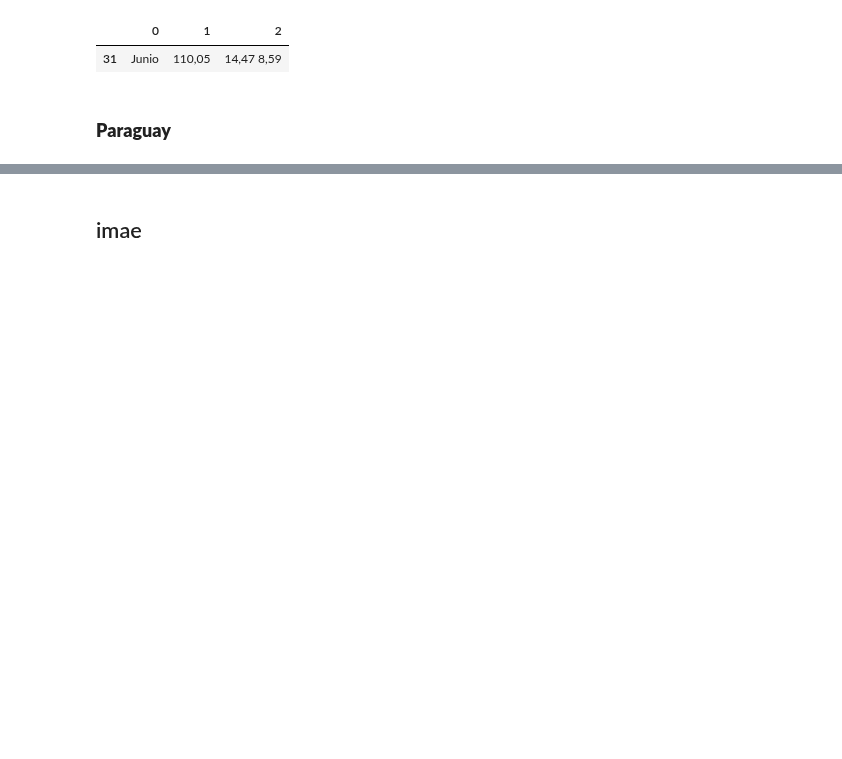
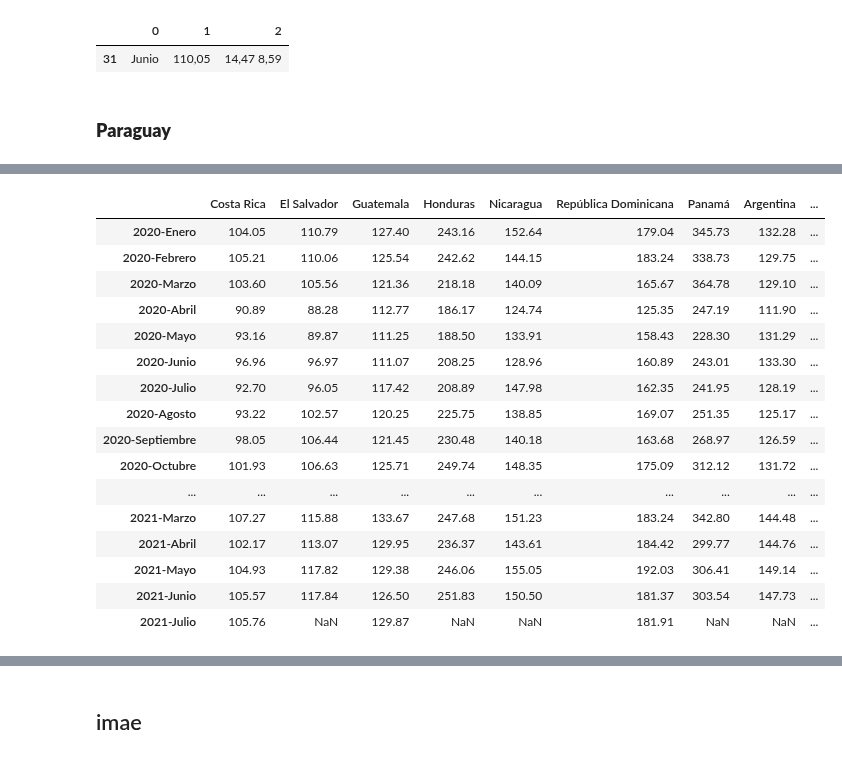
Before and after one commit to samyff12/LATAM, a Jupyter notebook: IMAE_LATAM.ipynb, the cells around one changed output, grey strips where cells are left out. Saved outputs shown, nothing was run; the diff lists cells and outputs as text; code cells hidden in the pictures; blank space fills up the shorter version.

```diff
--- a/IMAE_LATAM.ipynb
+++ b/IMAE_LATAM.ipynb
@@ -361,6 +361,7 @@ WARNING: Finished building on-disk font cache, found 17 fonts
 dco[3] = dco[2].str.split(' ',expand=True)[0] # Tomando las tasas de crecimiento de la tabla pdf
 dco.rename(columns={1:'Colombia'},inplace=True)
 dco['Colombia1'] = pd.to_numeric(dco[3].str.replace(',','.'),errors='coerce')  #Convirtiendo la data a numero
+dco['Colombia'] = pd.to_numeric(dco['Colombia'].str.replace(',','.'),errors='coerce')
 # %%
 split = dco[0].str.split(' - ')     # extraer mes
 fech = []
@@ -449,0 +461,23 @@ py.index = py.Fecha
+# %%
+imaela['a'] = [imaela.index.str.split('-')[i][0] for i in range(len(imaela.index))]
+imaela = imaela.apply(pd.to_numeric)
+# %%
+imaela
+# %% [output]
+|  | Costa Rica | El Salvador | Guatemala | Honduras | Nicaragua | República Dominicana | Panamá | Argentina | ... |
+| 2020-Enero | 104.05 | 110.79 | 127.40 | 243.16 | 152.64 | 179.04 | 345.73 | 132.28 | ... |
+| 2020-Febrero | 105.21 | 110.06 | 125.54 | 242.62 | 144.15 | 183.24 | 338.73 | 129.75 | ... |
+| 2020-Marzo | 103.60 | 105.56 | 121.36 | 218.18 | 140.09 | 165.67 | 364.78 | 129.10 | ... |
+| 2020-Abril | 90.89 | 88.28 | 112.77 | 186.17 | 124.74 | 125.35 | 247.19 | 111.90 | ... |
+| 2020-Mayo | 93.16 | 89.87 | 111.25 | 188.50 | 133.91 | 158.43 | 228.30 | 131.29 | ... |
+| 2020-Junio | 96.96 | 96.97 | 111.07 | 208.25 | 128.96 | 160.89 | 243.01 | 133.30 | ... |
+| 2020-Julio | 92.70 | 96.05 | 117.42 | 208.89 | 147.98 | 162.35 | 241.95 | 128.19 | ... |
+| 2020-Agosto | 93.22 | 102.57 | 120.25 | 225.75 | 138.85 | 169.07 | 251.35 | 125.17 | ... |
+| 2020-Septiembre | 98.05 | 106.44 | 121.45 | 230.48 | 140.18 | 163.68 | 268.97 | 126.59 | ... |
+| 2020-Octubre | 101.93 | 106.63 | 125.71 | 249.74 | 148.35 | 175.09 | 312.12 | 131.72 | ... |
+| ... | ... | ... | ... | ... | ... | ... | ... | ... | ... |
+| 2021-Marzo | 107.27 | 115.88 | 133.67 | 247.68 | 151.23 | 183.24 | 342.80 | 144.48 | ... |
+| 2021-Abril | 102.17 | 113.07 | 129.95 | 236.37 | 143.61 | 184.42 | 299.77 | 144.76 | ... |
+| 2021-Mayo | 104.93 | 117.82 | 129.38 | 246.06 | 155.05 | 192.03 | 306.41 | 149.14 | ... |
+| 2021-Junio | 105.57 | 117.84 | 126.50 | 251.83 | 150.50 | 181.37 | 303.54 | 147.73 | ... |
+| 2021-Julio | 105.76 | NaN | 129.87 | NaN | NaN | 181.91 | NaN | NaN | ... |
```
Also changed, not shown: parts of 6 cells of this notebook.
